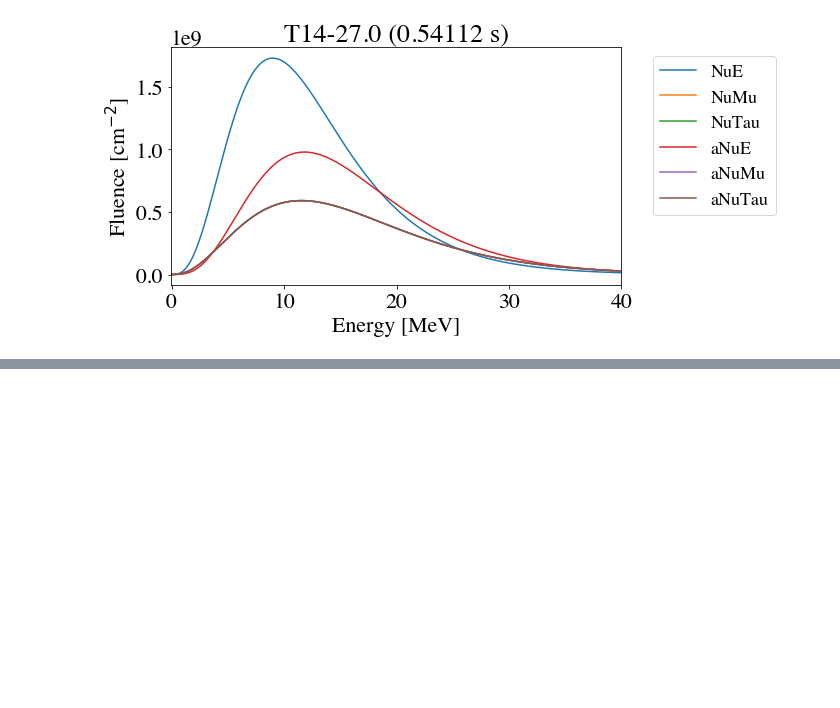
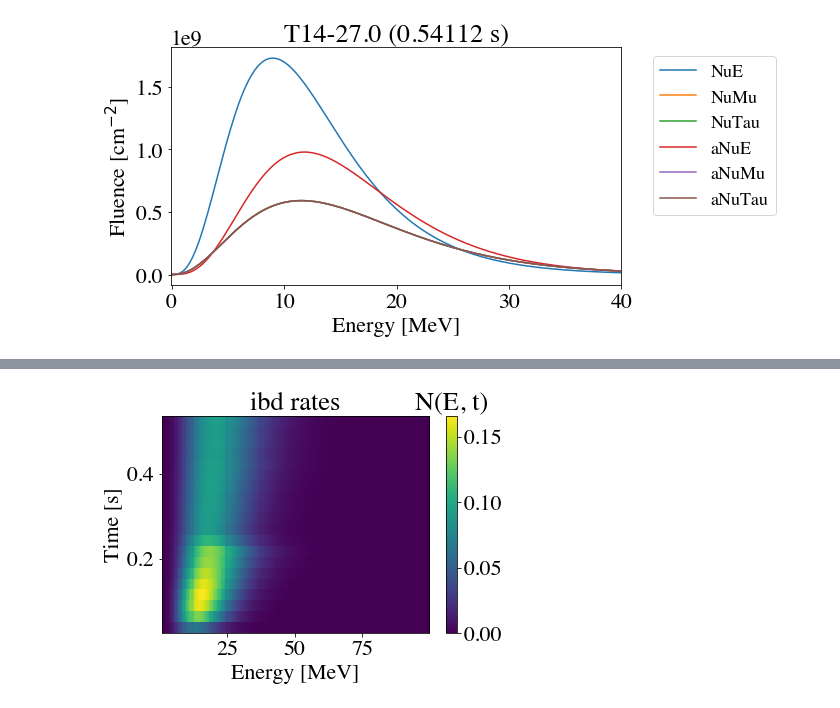
Before and after one commit to joesmolsky/sspike, a Jupyter notebook: notebooks/Tamborra_2014.ipynb, the cells around one changed output, grey strips where cells are left out. Cells and saved outputs as stored; diff of their text form; code cells hidden in the pictures; blank space fills up the shorter version.

```diff
--- a/notebooks/Tamborra_2014.ipynb
+++ b/notebooks/Tamborra_2014.ipynb
@@ -45,0 +49,4 @@ elementwise == comparison failed and returning scalar instead; this will raise a
+# %%
+beer.plot_N_chan(sn2, detector, 'ibd')
+# %% [output]
+[figure, added]
```
Also changed, not shown: parts of 7 cells of this notebook, 1 other file.
